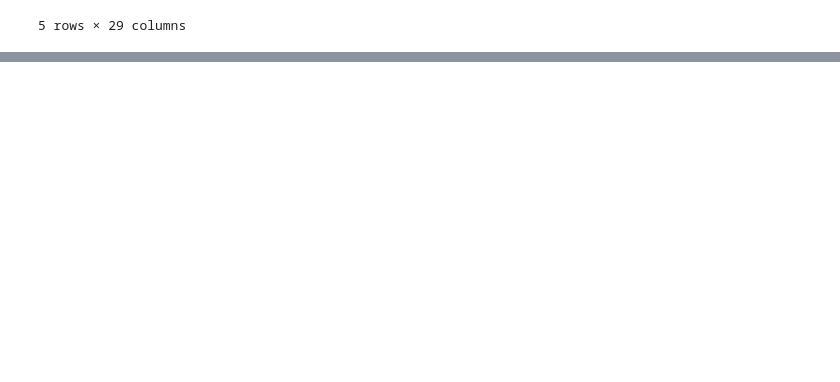
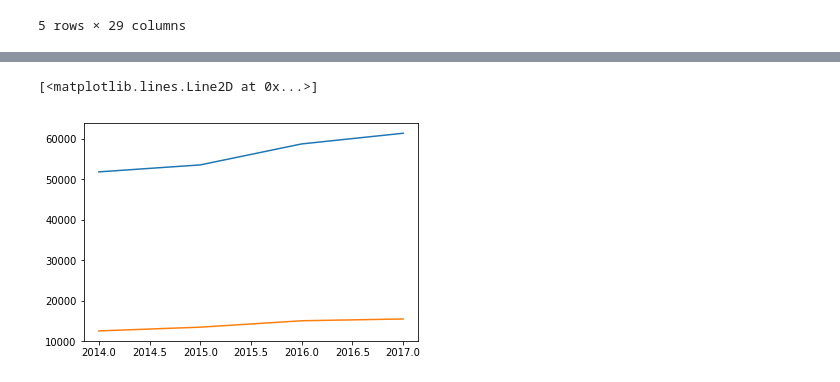
Before and after one commit to summergernon/gun_violence_analysis, a Jupyter notebook: Project_1_SG.ipynb, the cells around one changed output, grey strips where cells are left out. Cells and saved outputs as stored; diff of their text form; code cells hidden in the pictures; blank space fills up the shorter version.

```diff
--- a/Project_1_SG.ipynb
+++ b/Project_1_SG.ipynb
@@ -62,0 +133,6 @@ KeyError: 'n_killed'
+# %%
+# Create a new dataframe with years
+year_df = pd.DataFrame({
+                        "Number of Incidents" : incidents_years,
+                        "Number of Deaths": sum_of_deaths_year})
+year_df
@@ -62,0 +148,4 @@ KeyError: 'n_killed'
+# %%
+# Add year as a column
+year_df["Year"] = year_df.index
+year_df
@@ -62,0 +161,4 @@ KeyError: 'n_killed'
+# %%
+# Reset index
+year_df = year_df.reset_index(drop=True)
+year_df
@@ -62,0 +173,14 @@ KeyError: 'n_killed'
+# %%
+# Drop 2013 and 2018 for the purpose of the line graph
+only_few_years = year_df.drop([0,5])
+# %%
+# Create a line plot
+x_axis = only_few_years["Year"]
+y_axis_incidents = only_few_years["Number of Incidents"]
+y_axis_deaths = only_few_years["Number of Deaths"]
+
+plt.plot(x_axis, y_axis_incidents)
+plt.plot(x_axis, y_axis_deaths)
+# %% [output]
+[<matplotlib.lines.Line2D at 0x...>]
+[figure, added]
```
Also changed, not shown: parts of 15 cells of this notebook.
